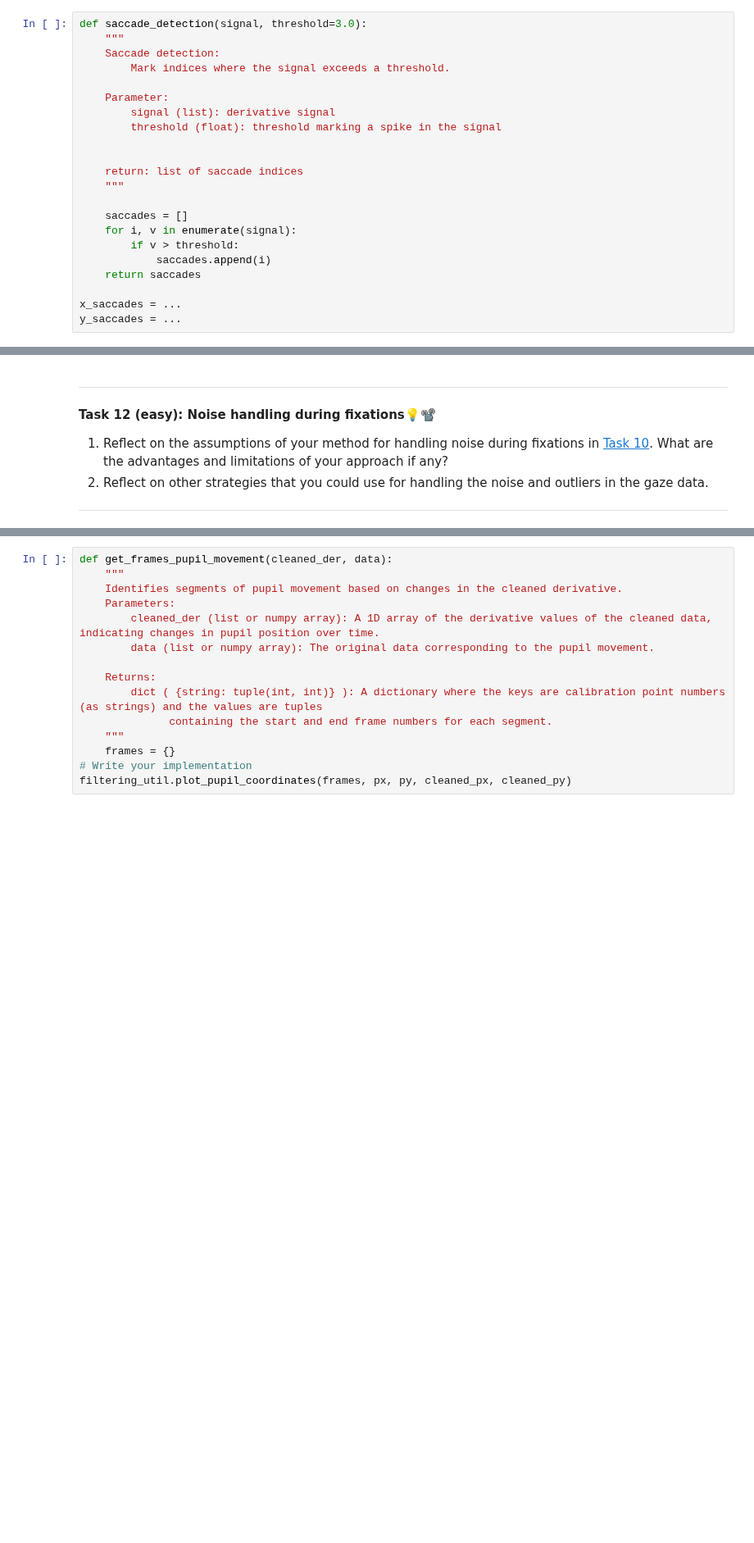
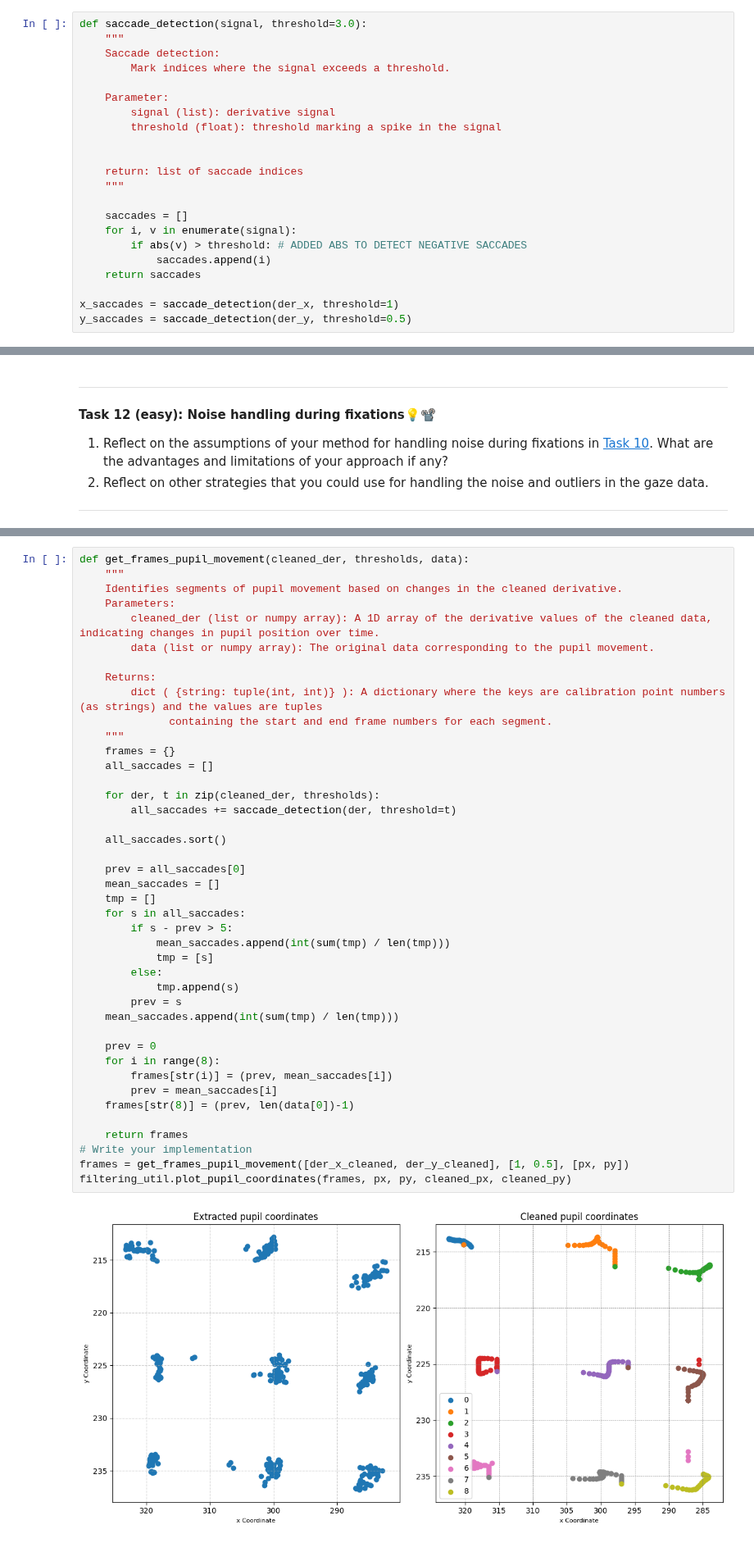
Before and after one commit to Mie-Jonasson/ComputerScienceMasters, a Jupyter notebook: IntroductionToMachineLearning/Exercises/W08/01-data_cleaning.ipynb, the cells around one changed output, grey strips where cells are left out. Shown at 82% size. Saved outputs shown, nothing was run; the diff lists cells and outputs as text; blank space fills up the shorter version.

```diff
--- a/IntroductionToMachineLearning/Exercises/W08/01-data_cleaning.ipynb
+++ b/IntroductionToMachineLearning/Exercises/W08/01-data_cleaning.ipynb
@@ -286,12 +405,12 @@ def saccade_detection(signal, threshold=3.0):
 
     saccades = []
     for i, v in enumerate(signal):
-        if v > threshold:
+        if abs(v) > threshold: # ADDED ABS TO DETECT NEGATIVE SACCADES
             saccades.append(i)
     return saccades
 
-x_saccades = ...
-y_saccades = ...
+x_saccades = saccade_detection(der_x, threshold=1)
+y_saccades = saccade_detection(der_y, threshold=0.5)
 # %% [markdown]
 
 ---
@@ -393,20 +538,49 @@ The next step is to utilize the charateristics of the derivative of the smoothed
 
 ---
 # %%
-def get_frames_pupil_movement(cleaned_der, data):
+def get_frames_pupil_movement(cleaned_der, thresholds, data):
     """
     Identifies segments of pupil movement based on changes in the cleaned derivative.
     Parameters:
         cleaned_der (list or numpy array): A 1D array of the derivative values of the cleaned data, indicating changes in pupil position over time.
         data (list or numpy array): The original data corresponding to the pupil movement.
 
     Returns:
         dict ( {string: tuple(int, int)} ): A dictionary where the keys are calibration point numbers (as strings) and the values are tuples
               containing the start and end frame numbers for each segment.
     """
     frames = {}
+    all_saccades = []
+
+    for der, t in zip(cleaned_der, thresholds):
+        all_saccades += saccade_detection(der, threshold=t)
+
+    all_saccades.sort()
+
+    prev = all_saccades[0]
+    mean_saccades = []
+    tmp = []
+    for s in all_saccades:
+        if s - prev > 5:
+            mean_saccades.append(int(sum(tmp) / len(tmp)))
+            tmp = [s]
+        else:
+            tmp.append(s)
+        prev = s
+    mean_saccades.append(int(sum(tmp) / len(tmp)))
+
+    prev = 0
+    for i in range(8):
+        frames[str(i)] = (prev, mean_saccades[i])
+        prev = mean_saccades[i]
+    frames[str(8)] = (prev, len(data[0])-1)
+
+    return frames
 # Write your implementation
+frames = get_frames_pupil_movement([der_x_cleaned, der_y_cleaned], [1, 0.5], [px, py])
 filtering_util.plot_pupil_coordinates(frames, px, py, cleaned_px, cleaned_py)
+# %% [output]
+[figure, added]
 # %% [markdown]
 ## Analyzing results
 In the following task the results of the filtering will be compared to the fixation identification made by the data collection script.
```
Also changed, not shown: parts of 20 cells of this notebook, 3 other files.
